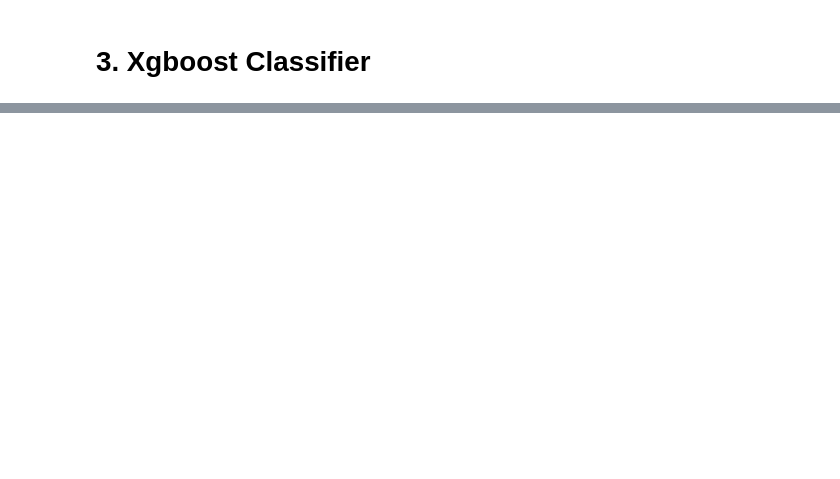
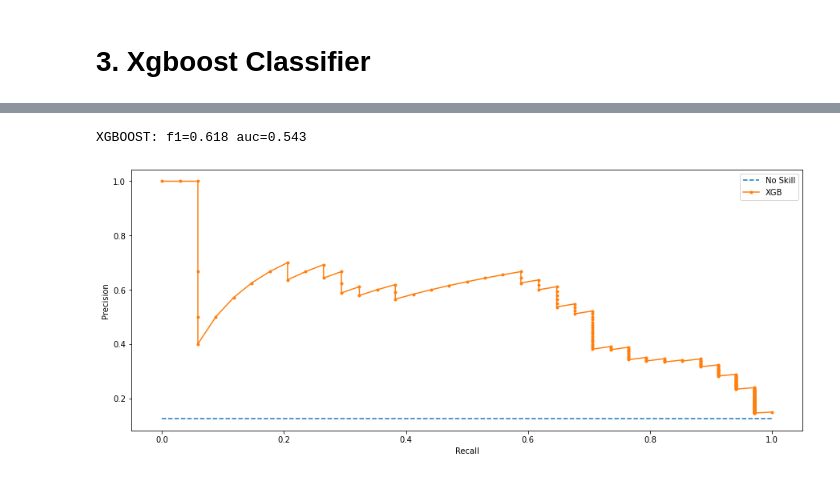
Before and after one commit to BhardwajAnshul/Springboard, a Jupyter notebook: Capstone Project 2/4. Modeling/Modelling2.ipynb, the cells around one changed output, grey strips where cells are left out. Drawn from its saved outputs; the diff is of its cells as text; code cells hidden in the pictures; blank space fills up the shorter version.

```diff
--- a/Capstone Project 2/4. Modeling/Modelling2.ipynb
+++ b/Capstone Project 2/4. Modeling/Modelling2.ipynb
@@ -210,0 +308,17 @@ Accuracy: 93.40%
+# %%
+# Precision Recall curve
+lr_precision, lr_recall, _ = precision_recall_curve(y_test, lr_probs)
+lr_f1, lr_auc = f1_score(y_test, y_pred_xgb), auc(lr_recall, lr_precision)
+no_skill = len(y_test[y_test==1]) / len(y_test)
+# summarize scores
+print('XGBOOST: f1=%.3f auc=%.3f' % (lr_f1, lr_auc))
+plt.figure(figsize=(15,6))
+plt.plot([0, 1], [no_skill, no_skill], linestyle='--', label='No Skill')
+plt.plot(lr_recall, lr_precision, marker='.', label='XGB')
+plt.xlabel('Recall')
+plt.ylabel('Precision')
+plt.legend()
+plt.show()
+# %% [output]
+XGBOOST: f1=0.618 auc=0.543
+[figure, added]
```
Also changed, not shown: parts of 19 cells of this notebook.
